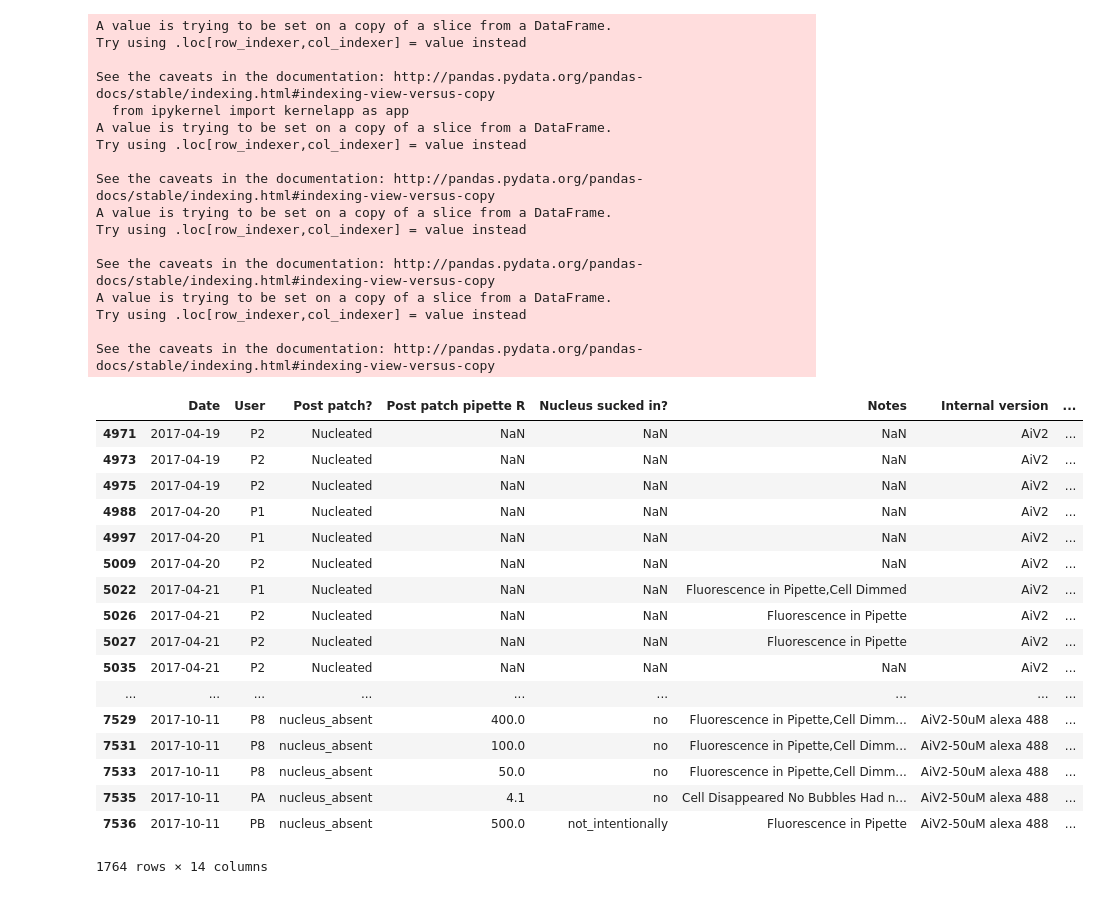
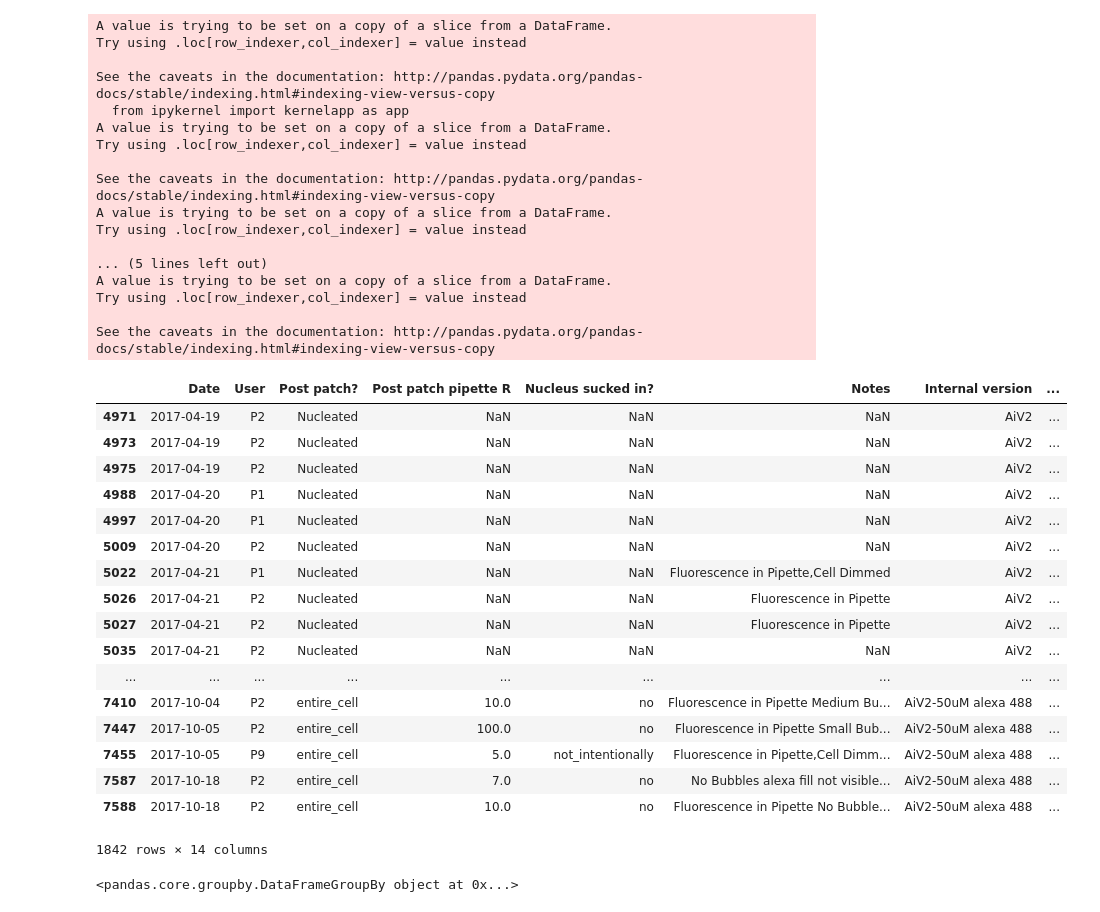
Before and after one commit to ru57y34nn/patchseq_gdoc_analysis, a Jupyter notebook: Effect_of_Alexa_on_Picogreen_Concentrations.ipynb, the cells around one changed output. Drawn from its saved outputs; the diff is of its cells as text; code cells hidden in the pictures.

Commit message:
updated dataframe with entire cell

```diff
--- a/Effect_of_Alexa_on_Picogreen_Concentrations.ipynb
+++ b/Effect_of_Alexa_on_Picogreen_Concentrations.ipynb
@@ -62,6 +56,10 @@ def no_seal(w):
     no = w[(w["Post patch?"] == 'No-Seal') | (((w['Post patch?'] == 'nucleus_absent') | (w['Post patch?'] == 'no_nucleus_visible')) & (w['Post patch pipette R'] <= 500))]
     return no
 
+def entire_cell(v):
+    entire = v[(v["Post patch?"] == 'Entire-Cell') | (v['Post patch?'] == 'entire_cell')]
+    return entire
+
 def pass_only(df):
     pas = df[df["SM_QC_PF"] == "pass"]
     return pas
@@ -78,42 +76,50 @@ out_out["post patch class"] = "Outisde out"
 noSeal = no_seal(ps)
 noSeal["post patch class"] = "No seal"
 
-frames = [nuc, part_nuc, out_out, noSeal]
+entirecell = entire_cell(ps)
+entirecell["post patch class"] = "Entire Cell"
+
+frames = [nuc, part_nuc, out_out, noSeal, entirecell]
 ps2 = pd.concat(frames)
 ps2
 # %% [output]
 A value is trying to be set on a copy of a slice from a DataFrame.
 Try using .loc[row_indexer,col_indexer] = value instead
 
 See the caveats in the documentation: http://pandas.pydata.org/pandas-docs/stable/indexing.html#indexing-view-versus-copy
   from ipykernel import kernelapp as app
 A value is trying to be set on a copy of a slice from a DataFrame.
 Try using .loc[row_indexer,col_indexer] = value instead
 
 See the caveats in the documentation: http://pandas.pydata.org/pandas-docs/stable/indexing.html#indexing-view-versus-copy
 A value is trying to be set on a copy of a slice from a DataFrame.
 Try using .loc[row_indexer,col_indexer] = value instead
 
-See the caveats in the documentation: http://pandas.pydata.org/pandas-docs/stable/indexing.html#indexing-view-versus-copy
+... (5 lines left out)
 A value is trying to be set on a copy of a slice from a DataFrame.
 Try using .loc[row_indexer,col_indexer] = value instead
 
 See the caveats in the documentation: http://pandas.pydata.org/pandas-docs/stable/indexing.html#indexing-view-versus-copy
 |  | Date | User | Post patch? | Post patch pipette R | Nucleus sucked in? | Notes | Internal version | ... |
 | 4971 | 2017-04-19 | P2 | Nucleated | NaN | NaN | NaN | AiV2 | ... |
 | 4973 | 2017-04-19 | P2 | Nucleated | NaN | NaN | NaN | AiV2 | ... |
 | 4975 | 2017-04-19 | P2 | Nucleated | NaN | NaN | NaN | AiV2 | ... |
 | 4988 | 2017-04-20 | P1 | Nucleated | NaN | NaN | NaN | AiV2 | ... |
 | 4997 | 2017-04-20 | P1 | Nucleated | NaN | NaN | NaN | AiV2 | ... |
 | 5009 | 2017-04-20 | P2 | Nucleated | NaN | NaN | NaN | AiV2 | ... |
 | 5022 | 2017-04-21 | P1 | Nucleated | NaN | NaN | Fluorescence in Pipette,Cell Dimmed | AiV2 | ... |
 | 5026 | 2017-04-21 | P2 | Nucleated | NaN | NaN | Fluorescence in Pipette | AiV2 | ... |
 | 5027 | 2017-04-21 | P2 | Nucleated | NaN | NaN | Fluorescence in Pipette | AiV2 | ... |
 | 5035 | 2017-04-21 | P2 | Nucleated | NaN | NaN | NaN | AiV2 | ... |
 | ... | ... | ... | ... | ... | ... | ... | ... | ... |
-| 7529 | 2017-10-11 | P8 | nucleus_absent | 400.0 | no | Fluorescence in Pipette,Cell Dimm... | AiV2-50uM alexa 488 | ... |
-| 7531 | 2017-10-11 | P8 | nucleus_absent | 100.0 | no | Fluorescence in Pipette,Cell Dimm... | AiV2-50uM alexa 488 | ... |
-| 7533 | 2017-10-11 | P8 | nucleus_absent | 50.0 | no | Fluorescence in Pipette,Cell Dimm... | AiV2-50uM alexa 488 | ... |
-| 7535 | 2017-10-11 | PA | nucleus_absent | 4.1 | no | Cell Disappeared No Bubbles Had n... | AiV2-50uM alexa 488 | ... |
-| 7536 | 2017-10-11 | PB | nucleus_absent | 500.0 | not_intentionally | Fluorescence in Pipette | AiV2-50uM alexa 488 | ... |
+| 7410 | 2017-10-04 | P2 | entire_cell | 10.0 | no | Fluorescence in Pipette Medium Bu... | AiV2-50uM alexa 488 | ... |
+| 7447 | 2017-10-05 | P2 | entire_cell | 100.0 | no | Fluorescence in Pipette Small Bub... | AiV2-50uM alexa 488 | ... |
+| 7455 | 2017-10-05 | P9 | entire_cell | 5.0 | not_intentionally | Fluorescence in Pipette,Cell Dimm... | AiV2-50uM alexa 488 | ... |
+| 7587 | 2017-10-18 | P2 | entire_cell | 7.0 | no | No Bubbles alexa fill not visible... | AiV2-50uM alexa 488 | ... |
+| 7588 | 2017-10-18 | P2 | entire_cell | 10.0 | no | Fluorescence in Pipette No Bubble... | AiV2-50uM alexa 488 | ... |
-1764 rows × 14 columns
+1842 rows × 14 columns
+# %%
+Internal = ps2.groupby('Internal version')
+Internal
+# %% [output]
+<pandas.core.groupby.DataFrameGroupBy object at 0x...>
```
Also changed, not shown: parts of 1 cell of this notebook.
